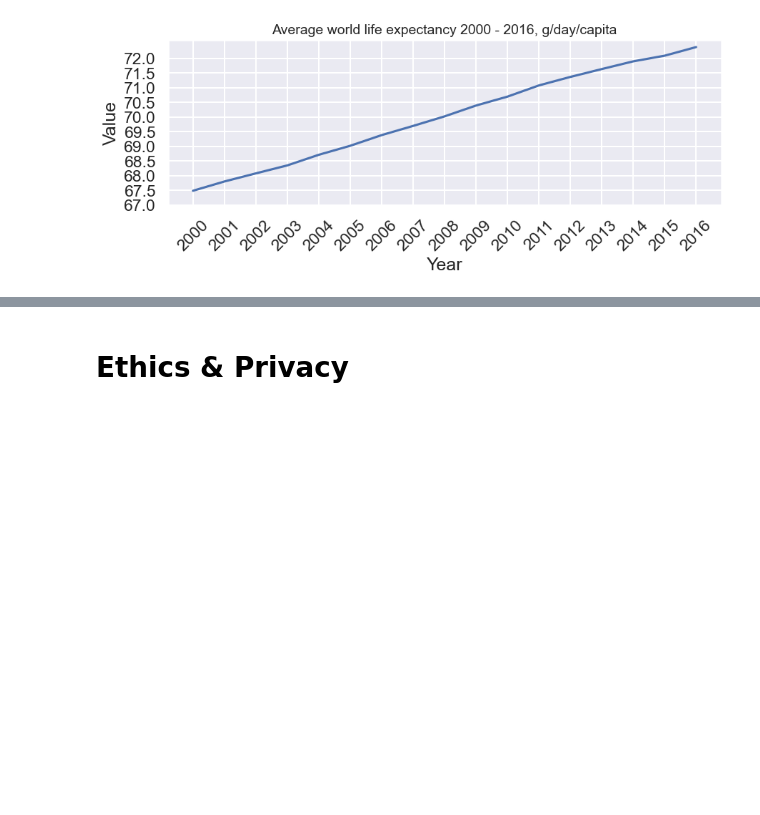
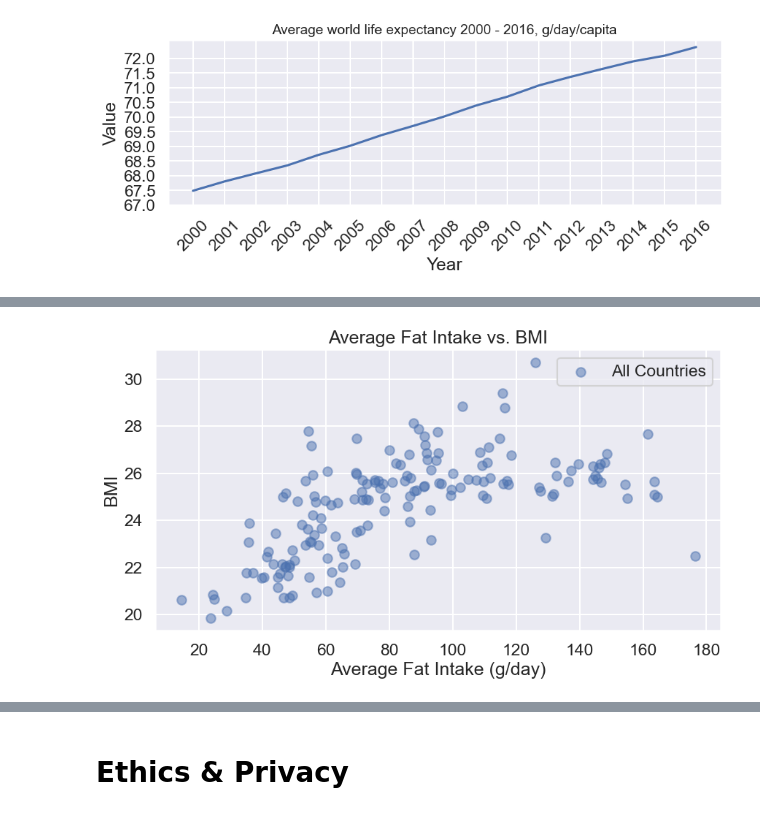
Before and after one commit to COGS108/Group074_WI24, a Jupyter notebook: EDACheckpoint_Group074_WI24.ipynb, the cells around one changed output, grey strips where cells are left out. Cells and saved outputs as stored; diff of their text form; code cells hidden in the pictures; blank space fills up the shorter version.

```diff
--- a/EDACheckpoint_Group074_WI24.ipynb
+++ b/EDACheckpoint_Group074_WI24.ipynb
@@ -689,0 +708,16 @@ plt.show()
+# %%
+fat_df = df[df['Series'] == 'Fat (g/day)']
+bmi_df = df[df['Series'] == 'BMI']
+fat_df = fat_df.drop(columns=['Series']).set_index('Country')
+average_fat = fat_df.mean(axis=1).reset_index(name='Average Fat Intake')
+bmi_df = bmi_df[['Country', '2000']].rename(columns={'2000': 'BMI'}).set_index('Country')
+merged_df = average_fat.merge(bmi_df, left_on='Country', right_index=True)
+plt.figure(figsize=(10, 5))
+plt.scatter(merged_df['Average Fat Intake'], merged_df['BMI'], alpha=0.5, label='All Countries')
+plt.title('Average Fat Intake vs. BMI')
+plt.xlabel('Average Fat Intake (g/day)')
+plt.ylabel('BMI')
+plt.legend()
+plt.show()
+# %% [output]
+[figure, added]
```
Also changed, not shown: parts of 4 cells of this notebook.
